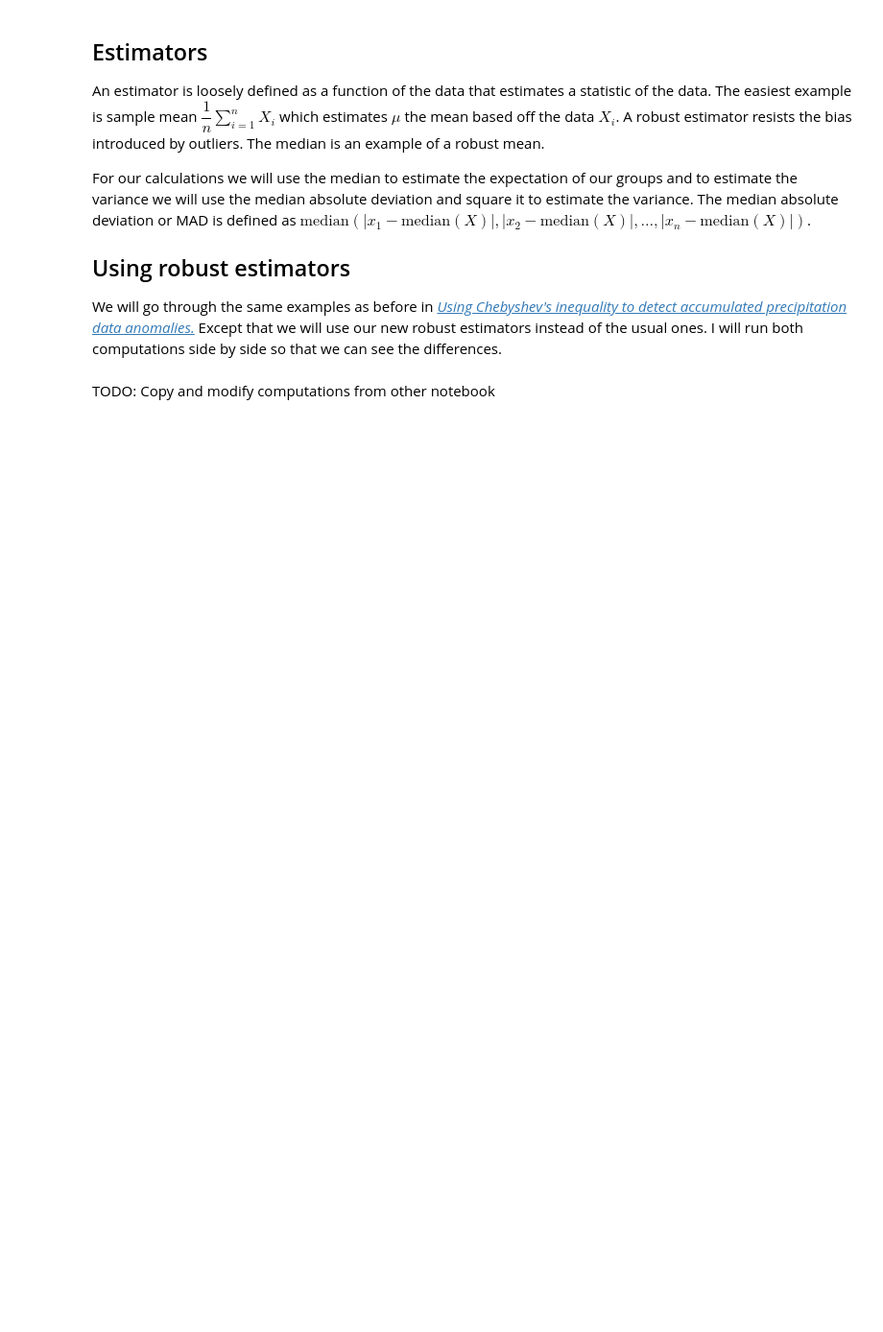
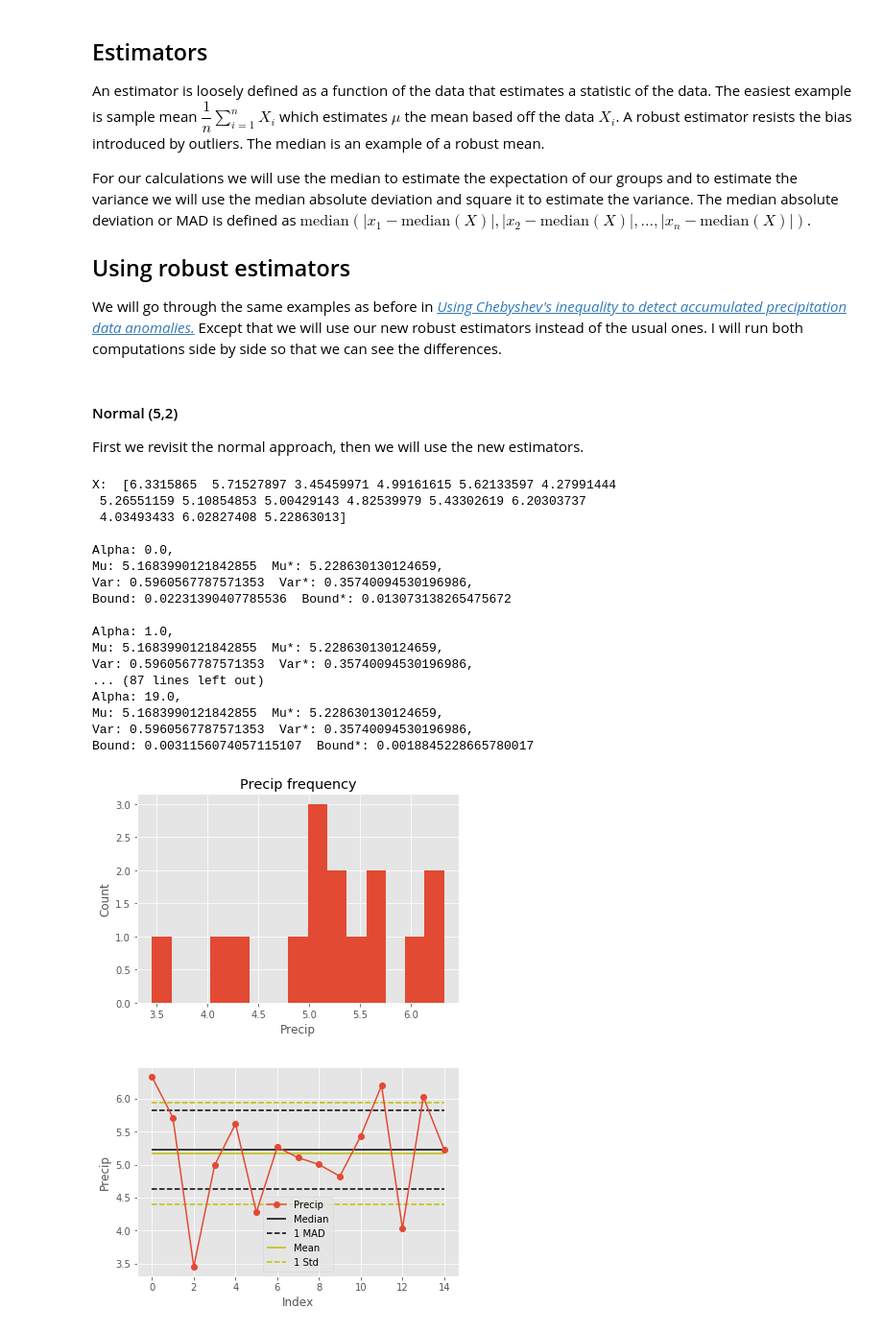
Before and after one commit to agentturbo1/precip_anomaly_detection, a Jupyter notebook: improved_chebyshev.ipynb, the cells around one changed output. Shown: that part at 96% size. Drawn from its saved outputs; the diff is of its cells as text; code cells hidden in the pictures; blank space fills up the shorter version.

Commit message:
finsihed improved bound notebook

```diff
--- a/improved_chebyshev.ipynb
+++ b/improved_chebyshev.ipynb
@@ -13,6 +13,8 @@ We will go through the same examples as before in [*Using Chebyshev's inequality
 # %%
 import matplotlib.pyplot as plt
 plt.style.use('ggplot')
+from pylab import rcParams
+rcParams['figure.figsize'] = 10, 6
 import numpy as np
 import os.path
 import requests
@@ -31,13 +33,59 @@ def _plot_(x):
     plt.show()
     plt.plot(x, '-o', label='Precip')
     med = np.median(x)
-    std = robust.mad(x)
+    mad = robust.mad(x)
+    mu = x.mean()
+    std = x.std()
     plt.hlines(med, xmin=0, xmax=x.shape[0]-1, label='Median')
-    plt.hlines([med+std, med-std], xmin=0, xmax=x.shape[0]-1,
-               linestyles='dashed', label='1 Std')
+    plt.hlines([med+mad, med-mad], xmin=0, xmax=x.shape[0]-1,
+               linestyles='dashed', label='1 MAD')
+    plt.hlines(mu, xmin=0, xmax=x.shape[0]-1, label='Mean', colors='y')
+    plt.hlines([mu+std, mu-std], xmin=0, xmax=x.shape[0]-1,
+               linestyles='dashed', label='1 Std', colors='y')
     plt.xlabel('Index')
     plt.ylabel('Precip')
     plt.legend()
     plt.show()
-# %% [markdown]
-TODO: Copy and modify computations from other notebook
+# %% [markdown]
+#### Normal (5,2)
+First we revisit the normal approach, then we will use the new estimators.
+# %%
+np.random.seed(10)
+x = np.random.normal(5,1,15)
+# sample mean and variance
+print('X: ', x, '\n')
+mu = x.mean()
+var = x.var()
+mu_star = np.median(x)
+var_star = robust.mad(x)**2
+for i in np.linspace(0,19,20):
+    alpha = i
+    epsilon = alpha-mu
+    bound = var/(epsilon**2)
+    epsilon_star = alpha-mu_star
+    bound_star = var_star/(epsilon_star**2)
+
+    print('Alpha: {}, \nMu: {}  Mu*: {}, \nVar: {}  Var*: {}, \nBound: {}  Bound*: {}\n'.format(
+        alpha, mu, mu_star, var, var_star, bound, bound_star))
+
+_plot_(x)
+# %% [output]
+X:  [6.3315865  5.71527897 3.45459971 4.99161615 5.62133597 4.27991444
+ 5.26551159 5.10854853 5.00429143 4.82539979 5.43302619 6.20303737
+ 4.03493433 6.02827408 5.22863013]
+
+Alpha: 0.0,
+Mu: 5.1683990121842855  Mu*: 5.228630130124659,
+Var: 0.5960567787571353  Var*: 0.35740094530196986,
+Bound: 0.02231390407785536  Bound*: 0.013073138265475672
+
+Alpha: 1.0,
+Mu: 5.1683990121842855  Mu*: 5.228630130124659,
+Var: 0.5960567787571353  Var*: 0.35740094530196986,
+... (87 lines left out)
+Alpha: 19.0,
+Mu: 5.1683990121842855  Mu*: 5.228630130124659,
+Var: 0.5960567787571353  Var*: 0.35740094530196986,
+Bound: 0.0031156074057115107  Bound*: 0.0018845228665780017
+[figure, added]
+[figure, added]
```
Also changed, not shown: parts of 12 cells of this notebook, 1 other file.
